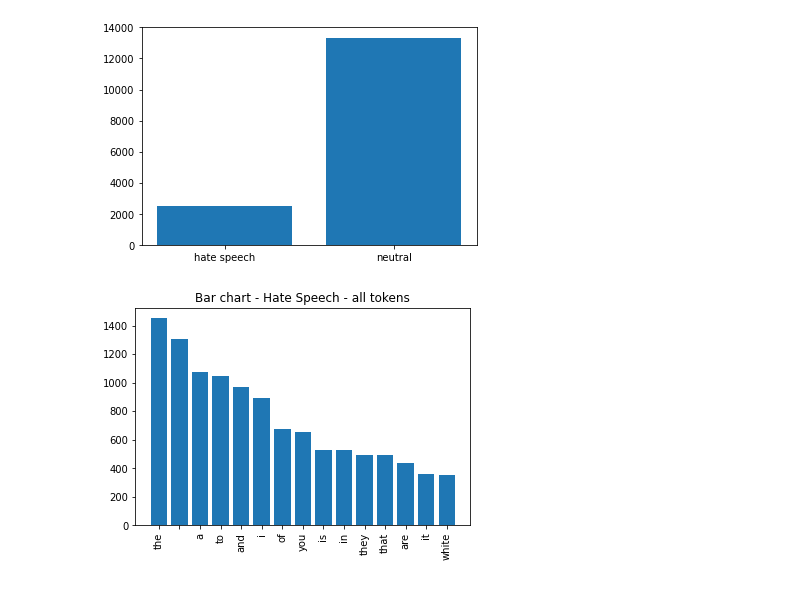
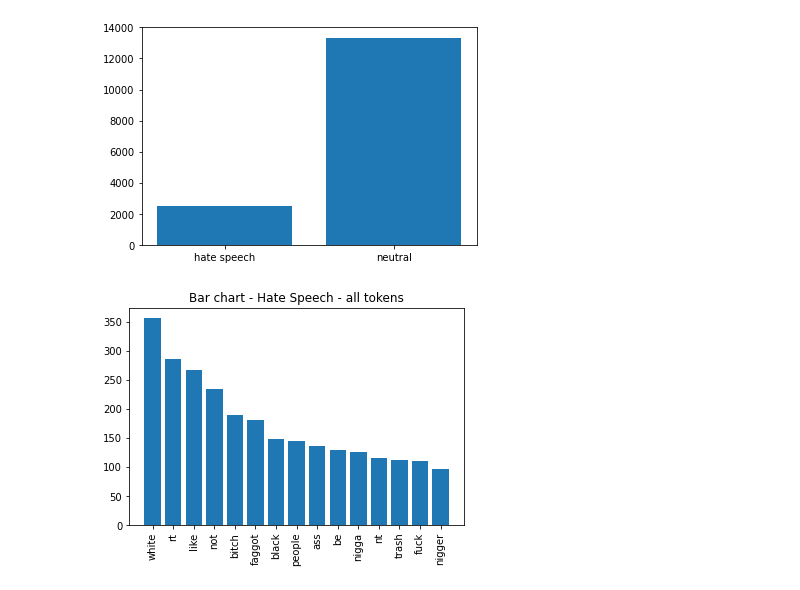
Before and after one commit to fidsusj/HateSpeechDetection, a Jupyter notebook: src/analysis/data_visualization.ipynb, the cells around one changed output. Drawn from its saved outputs; the diff is of its cells as text; code cells hidden in the pictures.

```diff
--- a/src/analysis/data_visualization.ipynb
+++ b/src/analysis/data_visualization.ipynb
@@ -8,7 +13,7 @@ from preprocessing.corpus import build_corpus
 from preprocessing.data_preparation import prepare_and_merge_datasets
 from wordcloud import WordCloud
 # %%
-df_dataset = pd.read_csv("data/preprocessed/dataset.csv", index_col=0)
+df_dataset = pd.read_csv("dataset.csv", index_col=0)
 df_dataset.head()
 # %% [output]
 |  | class | content |
@@ -81,9 +89,9 @@ def generate_barchart(datacolumn, n=15, title="Bar chart"):
     plt.savefig(title.replace(" ", ""))
     plt.show()
 # %%
-generate_barchart(hate_speech["all_tokens"], title="Bar chart - Hate Speech - all tokens")
+generate_barchart(hate_speech["tokens"], title="Bar chart - Hate Speech - all tokens")
 # %% [output]
-[figure, old version]
+[figure, new version]
 # %%
 def generate_wordcloud(datacolumn, n=15, title="Wordcloud"):
     counter = Counter(datacolumn.explode())
```
Also changed, not shown: parts of 8 cells of this notebook, 23 other files.
